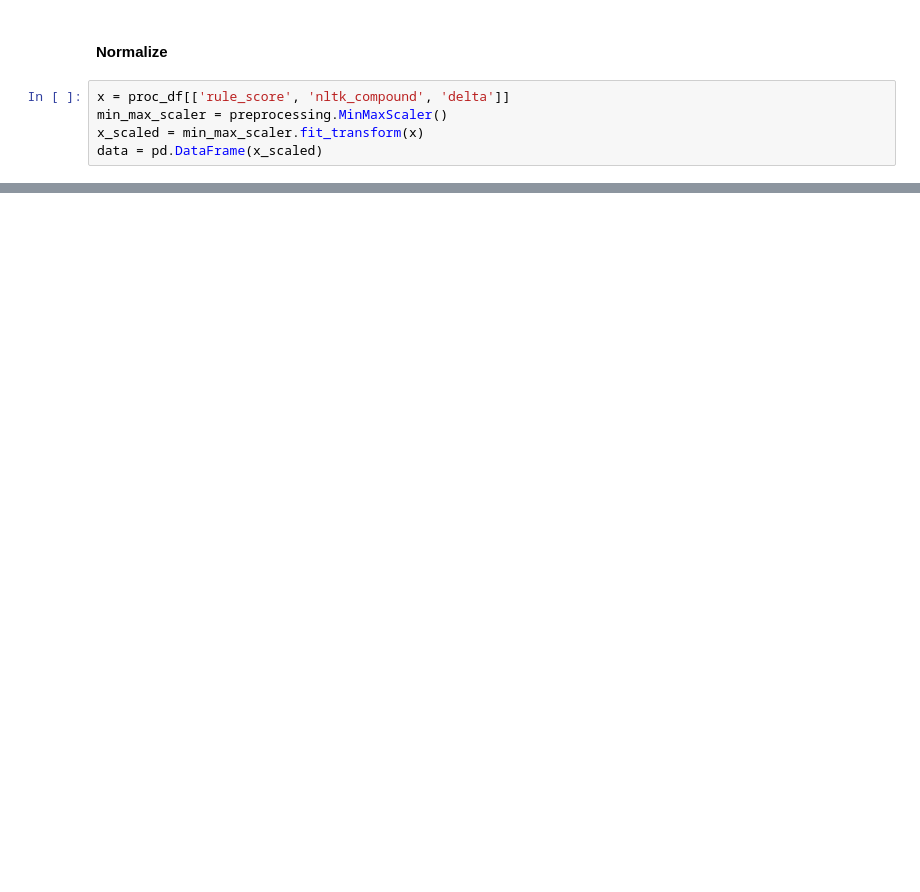
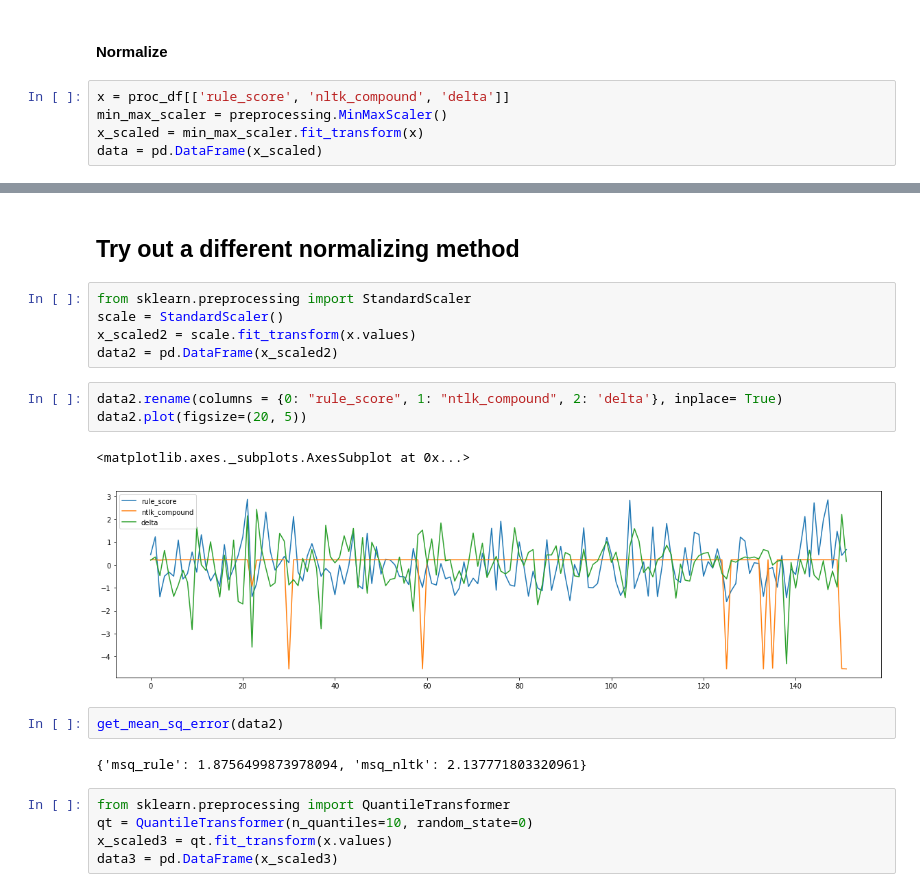
Before and after one commit to shrimpynuts/news-sentiment, a Jupyter notebook: willsu/prep_train_data.ipynb, the cells around one changed output, grey strips where cells are left out. Saved outputs shown, nothing was run; the diff lists cells and outputs as text; blank space fills up the shorter version.

Commit message:
checked out other normalize methods

```diff
--- a/willsu/prep_train_data.ipynb
+++ b/willsu/prep_train_data.ipynb
@@ -288,0 +318,22 @@ data.plot(figsize=(20, 5))
+# %% [markdown]
+## Try out a different normalizing method
+# %%
+from sklearn.preprocessing import StandardScaler
+scale = StandardScaler()
+x_scaled2 = scale.fit_transform(x.values)
+data2 = pd.DataFrame(x_scaled2)
+# %%
+data2.rename(columns = {0: "rule_score", 1: "ntlk_compound", 2: 'delta'}, inplace= True)
+data2.plot(figsize=(20, 5))
+# %% [output]
+<matplotlib.axes._subplots.AxesSubplot at 0x...>
+[figure, added]
+# %%
+get_mean_sq_error(data2)
+# %% [output]
+{'msq_rule': 1.8756499873978094, 'msq_nltk': 2.137771803320961}
+# %%
+from sklearn.preprocessing import QuantileTransformer
+qt = QuantileTransformer(n_quantiles=10, random_state=0)
+x_scaled3 = qt.fit_transform(x.values)
+data3 = pd.DataFrame(x_scaled3)
```
Also changed, not shown: parts of 11 cells of this notebook.
